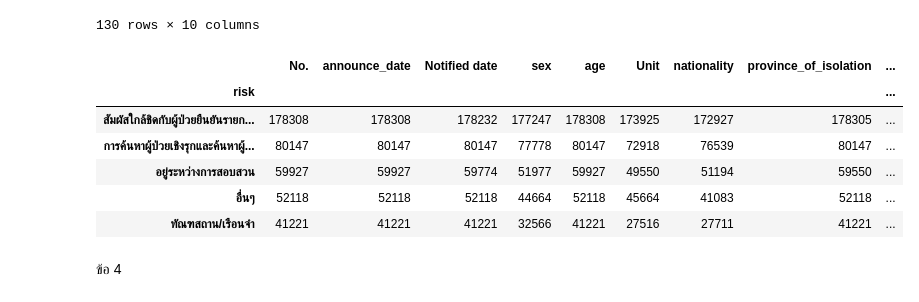
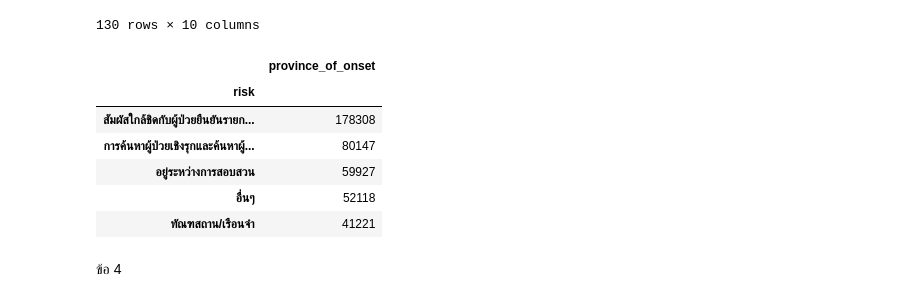
Before and after one commit to SupidchayaTangkidwanich/DWDM21, a Jupyter notebook: Data_Preprocessing(Chapter_3).ipynb, the cells around one changed output. Saved outputs shown, nothing was run; the diff lists cells and outputs as text; code cells hidden in the pictures.

```diff
--- a/Data_Preprocessing(Chapter_3).ipynb
+++ b/Data_Preprocessing(Chapter_3).ipynb
@@ -1619,15 +1619,15 @@ risk
 | SHUI | 1 | 1 | 1 | 1 | 1 | 1 | 1 | 1 | ... |
 130 rows × 10 columns
 # %%
-risk_cut = risk.iloc[:5,:]
+risk_cut = risk.iloc[:5,8:9]
 risk_cut
 # %% [output]
-|  | No. | announce_date | Notified date | sex | age | Unit | nationality | province_of_isolation | ... |
-| risk |  |  |  |  |  |  |  |  | ... |
-| สัมผัสใกล้ชิดกับผู้ป่วยยืนยันรายก... | 178308 | 178308 | 178232 | 177247 | 178308 | 173925 | 172927 | 178305 | ... |
-| การค้นหาผู้ป่วยเชิงรุกและค้นหาผู้... | 80147 | 80147 | 80147 | 77778 | 80147 | 72918 | 76539 | 80147 | ... |
-| อยู่ระหว่างการสอบสวน | 59927 | 59927 | 59774 | 51977 | 59927 | 49550 | 51194 | 59550 | ... |
-| อื่นๆ | 52118 | 52118 | 52118 | 44664 | 52118 | 45664 | 41083 | 52118 | ... |
-| ทัณฑสถาน/เรือนจำ | 41221 | 41221 | 41221 | 32566 | 41221 | 27516 | 27711 | 41221 | ... |
+|  | province_of_onset |
+| risk |  |
+| สัมผัสใกล้ชิดกับผู้ป่วยยืนยันรายก... | 178308 |
+| การค้นหาผู้ป่วยเชิงรุกและค้นหาผู้... | 80147 |
+| อยู่ระหว่างการสอบสวน | 59927 |
+| อื่นๆ | 52118 |
+| ทัณฑสถาน/เรือนจำ | 41221 |
 # %% [markdown]
 ข้อ 4
```
Also changed, not shown: parts of 14 cells of this notebook.
